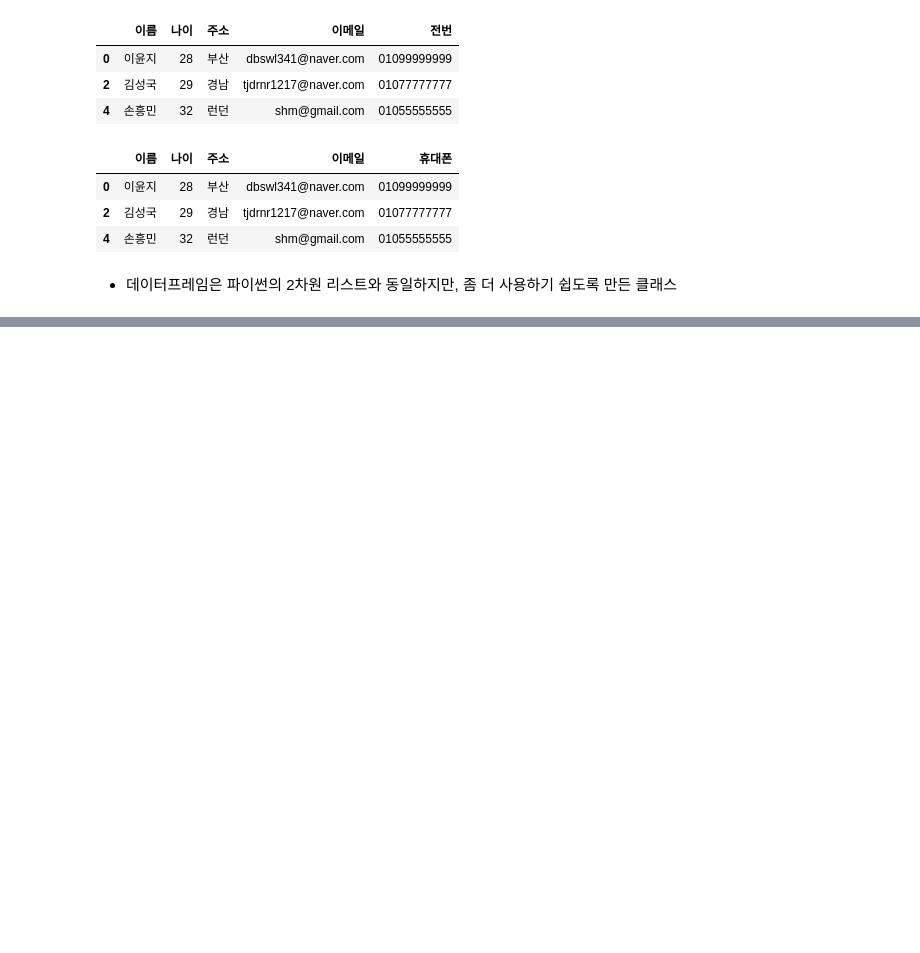
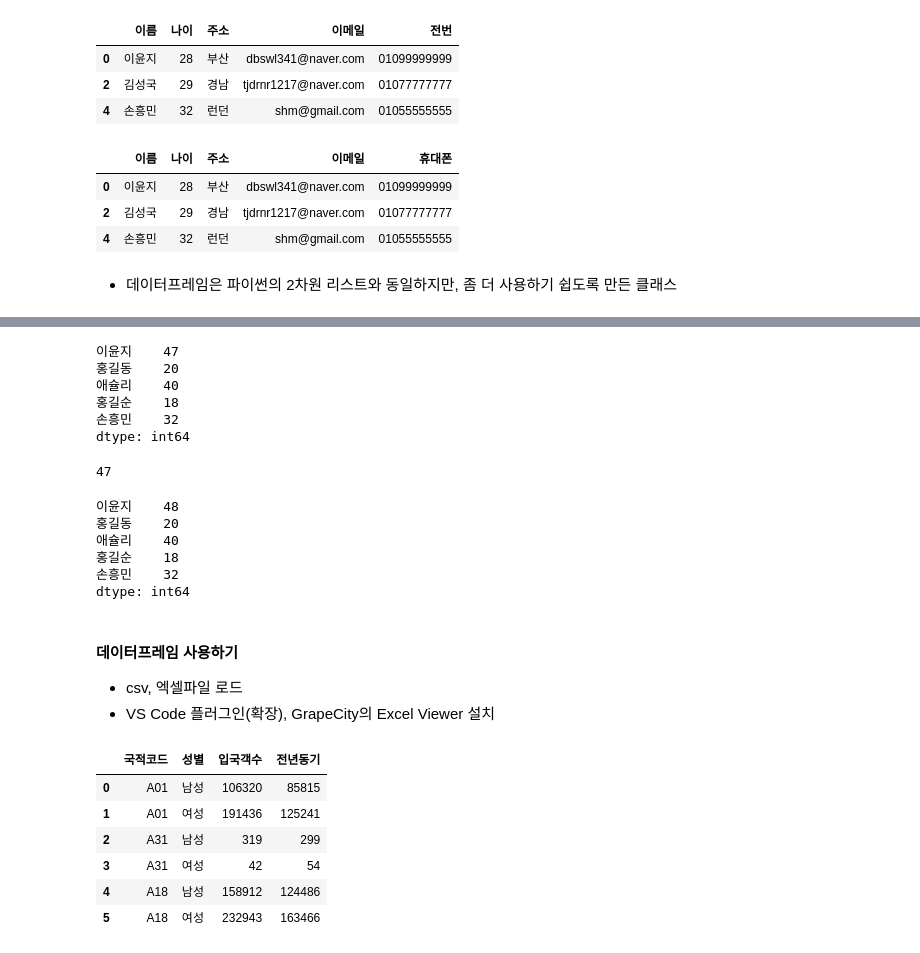
Before and after one commit to devuoon/bigdata-analysis-2024, a Jupyter notebook: day01/day01_pandas_basic.ipynb, the cells around one changed output, grey strips where cells are left out. Cells and saved outputs as stored; diff of their text form; code cells hidden in the pictures; blank space fills up the shorter version.

```diff
--- a/day01/da01_pandas_basic.ipynb
+++ b/day01/day01_pandas_basic.ipynb
@@ -175,0 +194,15 @@ df
+# %%
+srs = pd.Series(data=data, index=['이윤지', '홍길동', '애슐리', '홍길순', '손흥민'])
+srs
+# %% [output]
+이윤지    47
+홍길동    20
+애슐리    40
+홍길순    18
+손흥민    32
+dtype: int64
+# %%
+## 조회
+srs['이윤지']
+# %% [output]
+47
@@ -175,0 +212,26 @@ df
+# %%
+srs
+# %% [output]
+이윤지    48
+홍길동    20
+애슐리    40
+홍길순    18
+손흥민    32
+dtype: int64
+# %% [markdown]
+#### 데이터프레임 사용하기
+
+- csv, 엑셀파일 로드
+- VS Code 플러그인(확장), GrapeCity의 Excel Viewer 설치
+# %%
+## CSV 모드
+df_csv = pd.read_csv('./data/sample_1.csv', encoding='utf-8', header=1, skipfooter=2)
+df_csv
+# %% [output]
+|  | 국적코드 | 성별 | 입국객수 | 전년동기 |
+| 0 | A01 | 남성 | 106320 | 85815 |
+| 1 | A01 | 여성 | 191436 | 125241 |
+| 2 | A31 | 남성 | 319 | 299 |
+| 3 | A31 | 여성 | 42 | 54 |
+| 4 | A18 | 남성 | 158912 | 124486 |
+| 5 | A18 | 여성 | 232943 | 163466 |
```
Also changed, not shown: parts of 15 cells of this notebook, 2 other files.
